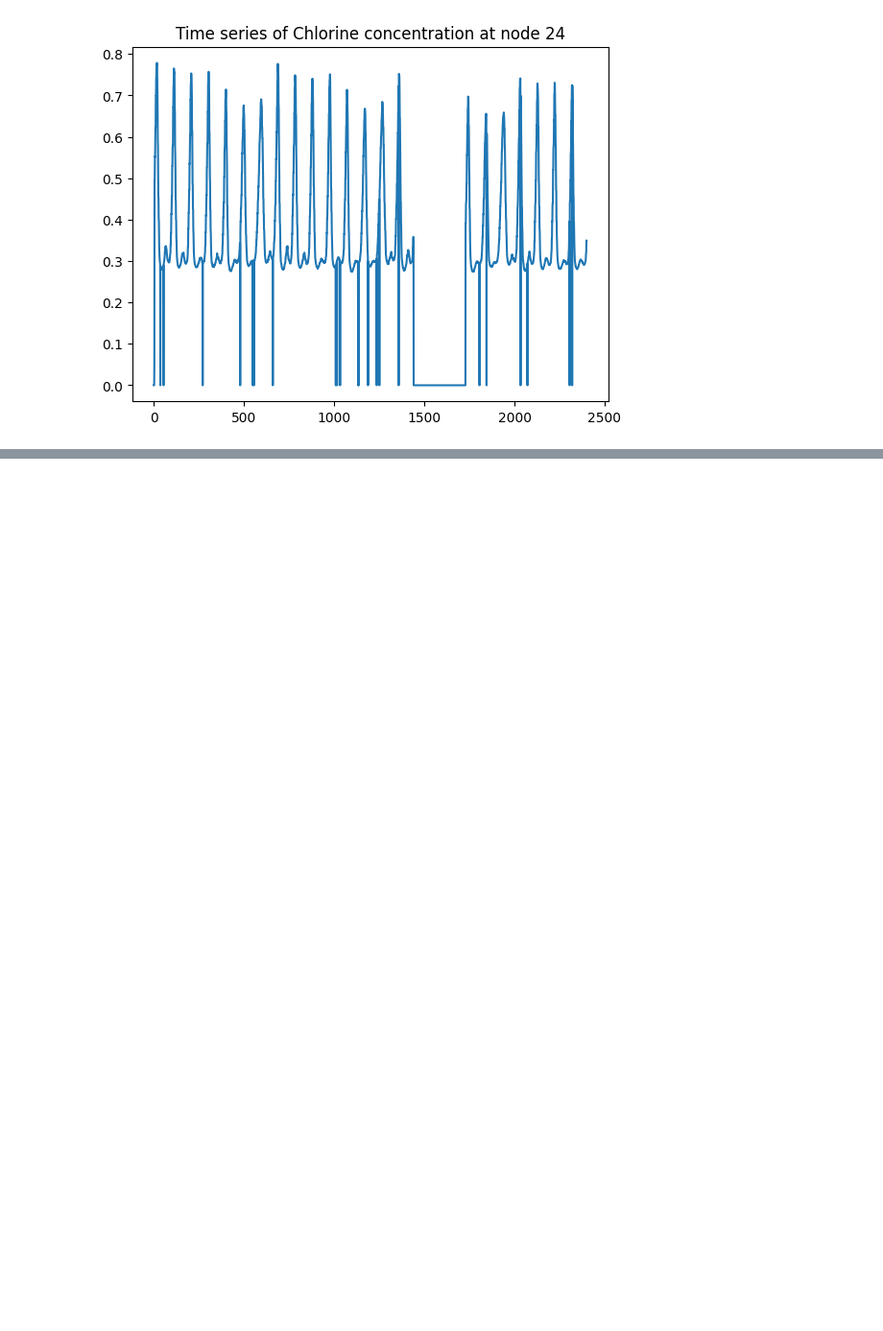
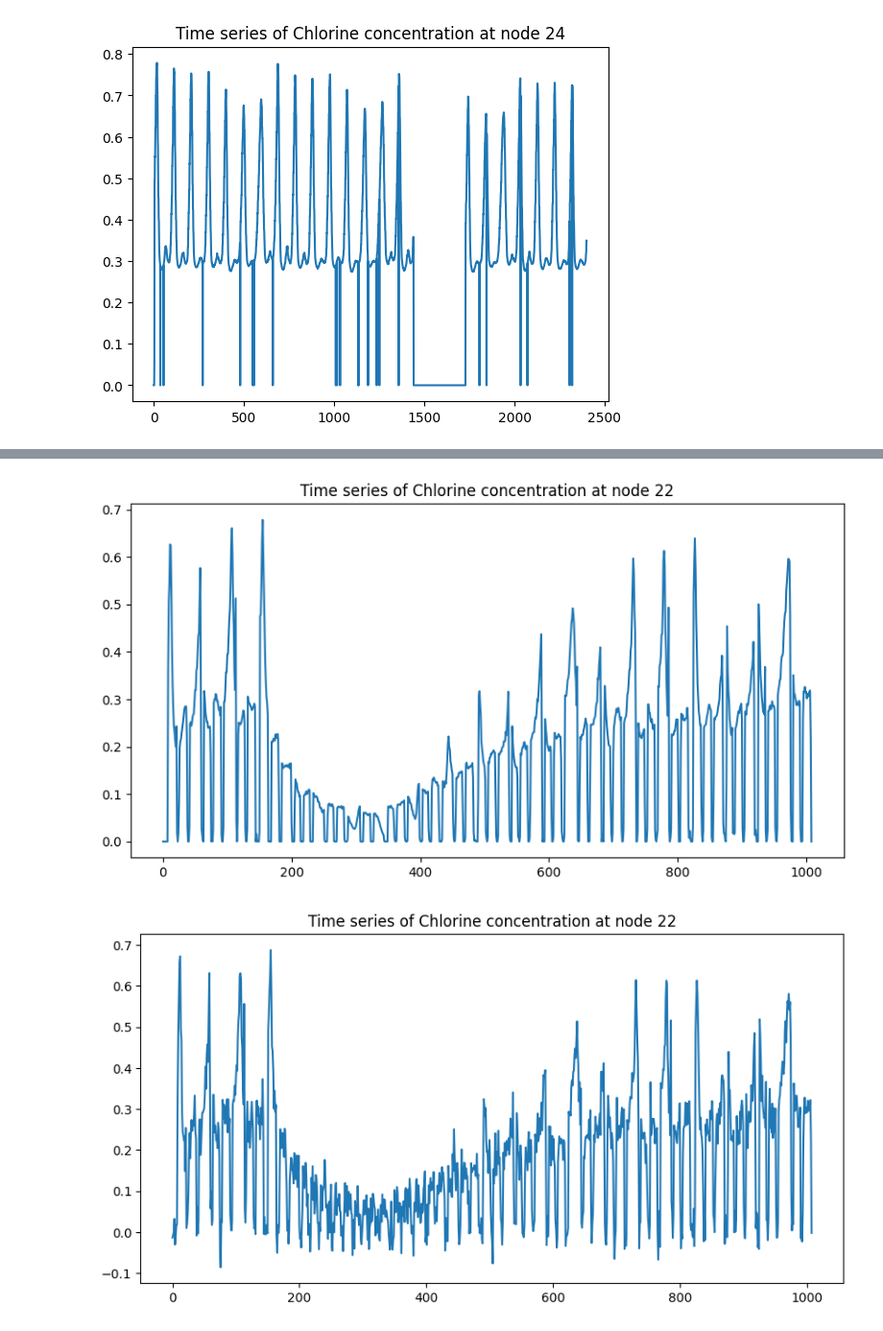
Before and after one commit to elineee/AI-for-Drinking-Water-Chlorination-Challenge-IJCAI-25, a Jupyter notebook: data/data_transformation.ipynb, the cells around one changed output, grey strips where cells are left out. Shown at 96% size. Saved outputs shown, nothing was run; the diff lists cells and outputs as text; code cells hidden in the pictures; blank space fills up the shorter version.

```diff
--- a/data/data_transformation.ipynb
+++ b/data/data_transformation.ipynb
@@ -164,0 +186,41 @@ plot_time_series(df_defected, node_id)
+# %%
+import numpy as np
+
+def gaussian_noise(x):
+    mu = 0.0
+    std = [0.01, 0.03, 0.05, 0.07]
+    noise = np.random.normal(mu, np.random.choice(std), size = x.shape)
+    x_noisy = x + noise
+    return x_noisy
+
+def blank_values(x):
+    percentage = [0.01, 0.03, 0.05]
+    x_noised = x.copy()
+    num_defects = int(np.random.choice(percentage) * len(x))
+    defect_indices = np.random.choice(len(x), num_defects, replace=False)
+    x_noised[defect_indices] = 0
+    return x_noised
+
+def add_noisy_dfs(dfs):
+    noisy_dfs = []
+    column_name = "chlorine_concentration"
+    proba_gauss = 0.7
+    proba_blank = 0.7
+    for df in dfs:
+        noisy_dfs.append(df)
+        df_copy = df.copy()
+        if np.random.rand() < proba_gauss:
+            df_copy[column_name] = gaussian_noise(df_copy[column_name].values)
+        if np.random.rand() < proba_blank:
+            df_copy[column_name] = blank_values(df_copy[column_name].values)
+        noisy_dfs.append(df_copy)
+    return noisy_dfs
+
+df = pd.read_csv(".\\data_arsenic\\scada_data_conta_22_cleaned.csv")
+dfs = add_noisy_dfs([df])
+
+for df in dfs:
+    display_time_series(df, 22)
+# %% [output]
+[figure, added]
+[figure, added]
```
Also changed, not shown: parts of 3 cells of this notebook, 3 other files.
